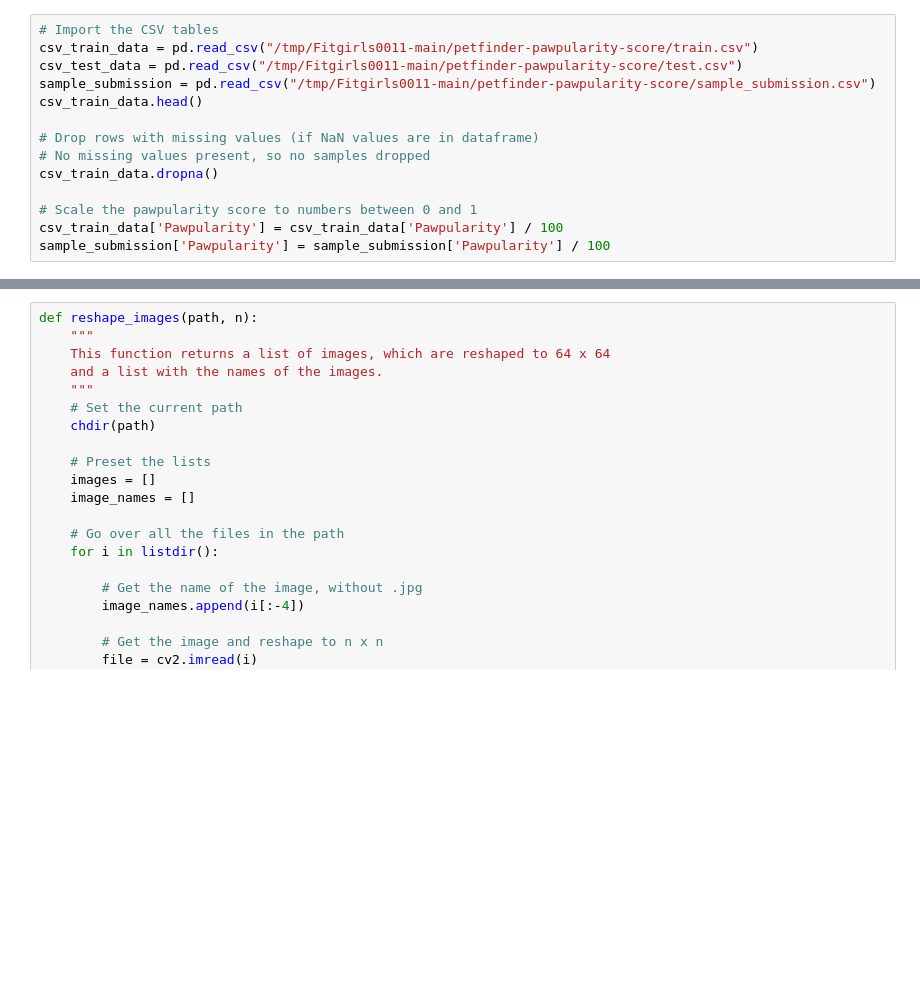
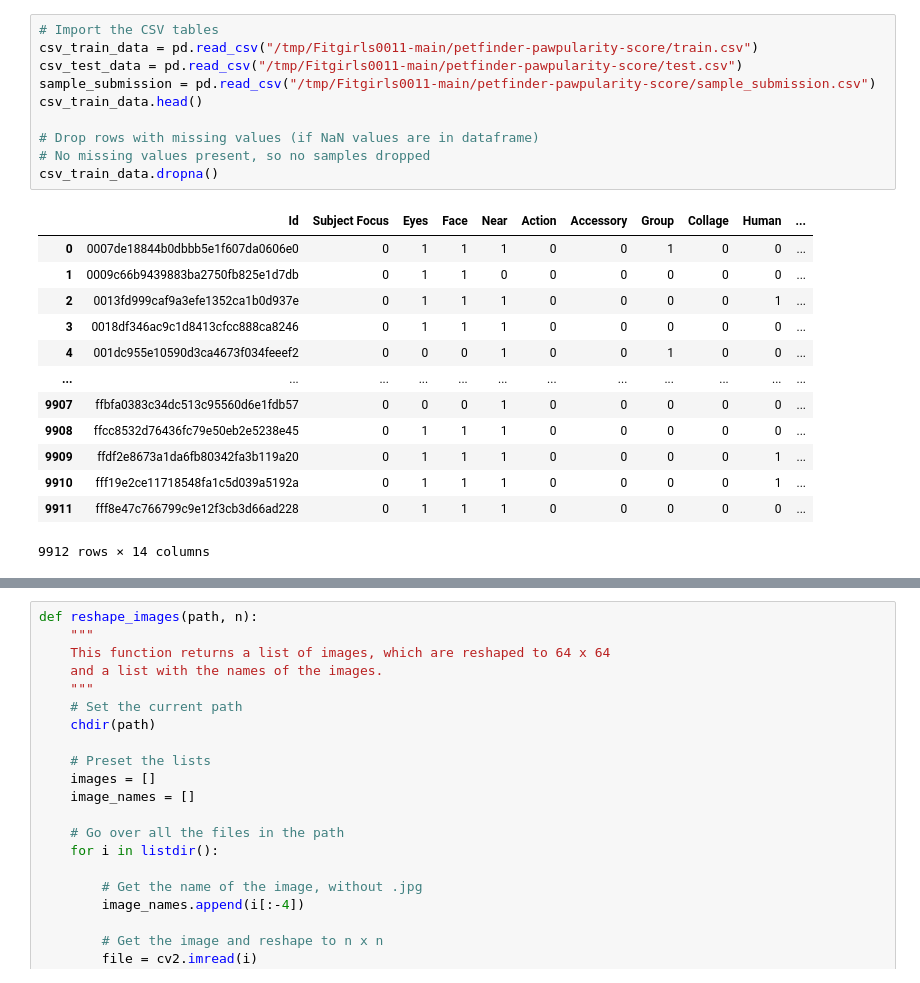
Before and after one commit to ilsefeenstra/CassBenteDemiIlse, a Jupyter notebook: code/Milestone_2.ipynb, the cells around one changed output, grey strips where cells are left out. Drawn from its saved outputs; the diff is of its cells as text; blank space fills up the shorter version.

```diff
--- a/code/Milestone_2.ipynb
+++ b/code/Milestone_2.ipynb
@@ -46,15 +50,25 @@ Saving to: ‘/tmp/pawpularity_data.zip’
 # %%
 # Import the CSV tables
 csv_train_data = pd.read_csv("/tmp/Fitgirls0011-main/petfinder-pawpularity-score/train.csv")
 csv_test_data = pd.read_csv("/tmp/Fitgirls0011-main/petfinder-pawpularity-score/test.csv")
 sample_submission = pd.read_csv("/tmp/Fitgirls0011-main/petfinder-pawpularity-score/sample_submission.csv")
 csv_train_data.head()
 
 # Drop rows with missing values (if NaN values are in dataframe)
 # No missing values present, so no samples dropped
 csv_train_data.dropna()
-
-# Scale the pawpularity score to numbers between 0 and 1
-csv_train_data['Pawpularity'] = csv_train_data['Pawpularity'] / 100
-sample_submission['Pawpularity'] = sample_submission['Pawpularity'] / 100
+# %% [output]
+|  | Id | Subject Focus | Eyes | Face | Near | Action | Accessory | Group | Collage | Human | ... |
+| 0 | 0007de18844b0dbbb5e1f607da0606e0 | 0 | 1 | 1 | 1 | 0 | 0 | 1 | 0 | 0 | ... |
+| 1 | 0009c66b9439883ba2750fb825e1d7db | 0 | 1 | 1 | 0 | 0 | 0 | 0 | 0 | 0 | ... |
+| 2 | 0013fd999caf9a3efe1352ca1b0d937e | 0 | 1 | 1 | 1 | 0 | 0 | 0 | 0 | 1 | ... |
+| 3 | 0018df346ac9c1d8413cfcc888ca8246 | 0 | 1 | 1 | 1 | 0 | 0 | 0 | 0 | 0 | ... |
+| 4 | 001dc955e10590d3ca4673f034feeef2 | 0 | 0 | 0 | 1 | 0 | 0 | 1 | 0 | 0 | ... |
+| ... | ... | ... | ... | ... | ... | ... | ... | ... | ... | ... | ... |
+| 9907 | ffbfa0383c34dc513c95560d6e1fdb57 | 0 | 0 | 0 | 1 | 0 | 0 | 0 | 0 | 0 | ... |
+| 9908 | ffcc8532d76436fc79e50eb2e5238e45 | 0 | 1 | 1 | 1 | 0 | 0 | 0 | 0 | 0 | ... |
+| 9909 | ffdf2e8673a1da6fb80342fa3b119a20 | 0 | 1 | 1 | 1 | 0 | 0 | 0 | 0 | 1 | ... |
+| 9910 | fff19e2ce11718548fa1c5d039a5192a | 0 | 1 | 1 | 1 | 0 | 0 | 0 | 0 | 1 | ... |
+| 9911 | fff8e47c766799c9e12f3cb3d66ad228 | 0 | 1 | 1 | 1 | 0 | 0 | 0 | 0 | 0 | ... |
+9912 rows × 14 columns
 # %%
```
Also changed, not shown: parts of 23 cells of this notebook.
